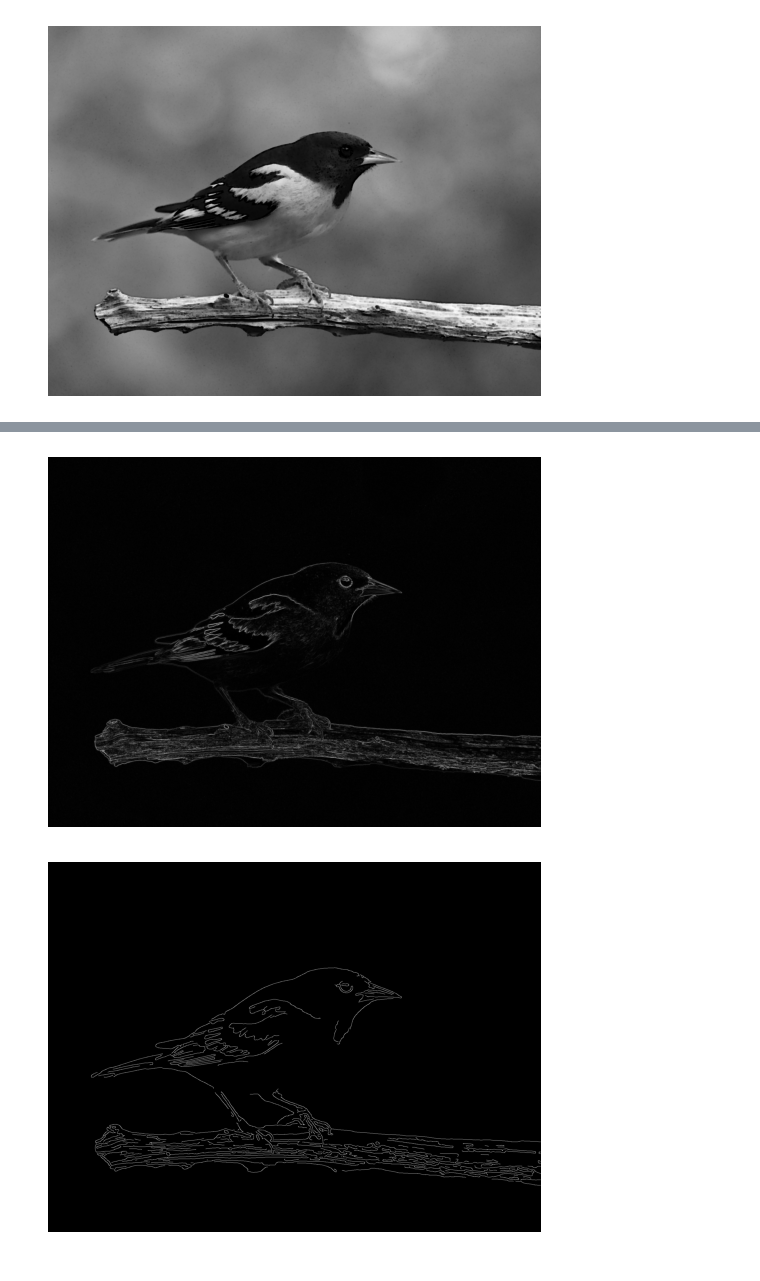
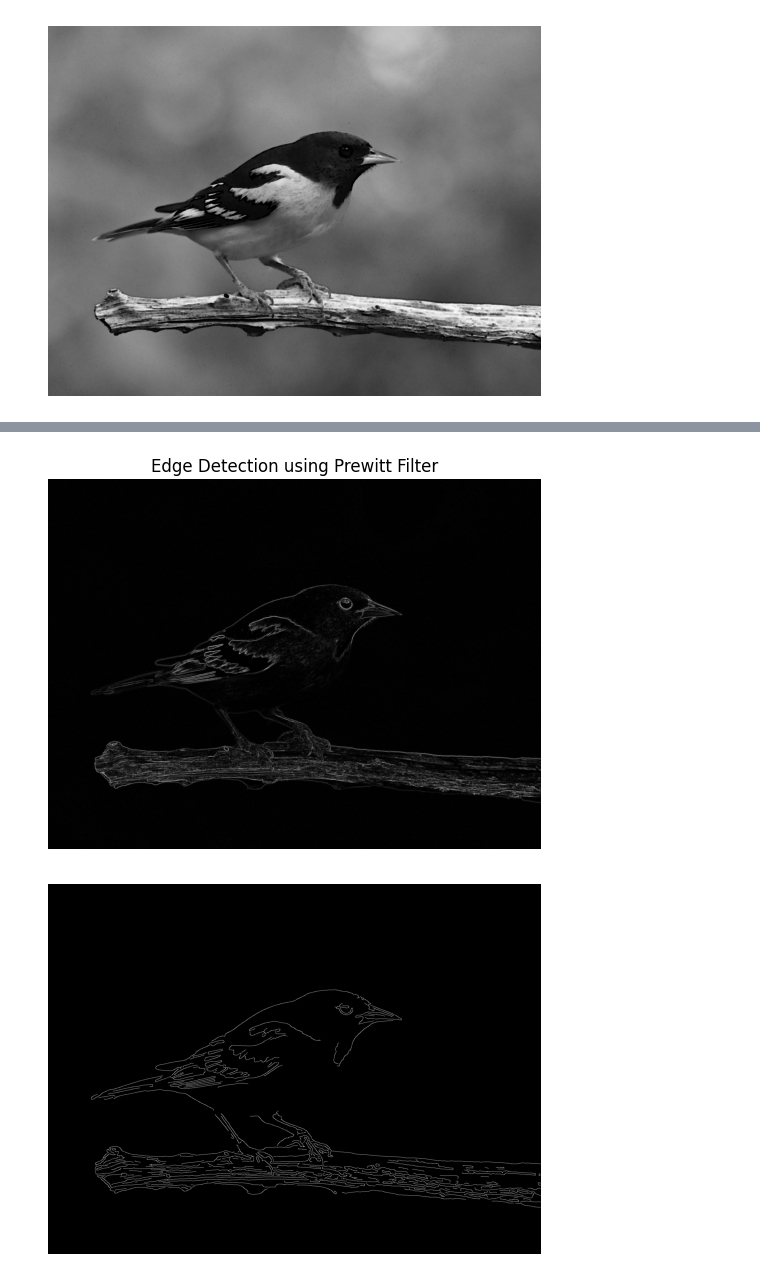
Before and after one commit to kiet-207ct28052/Nhap_Mon_Anh_So-LHP-243_71ITAI40803_0101, a Jupyter notebook: lab01/lab01.ipynb, the cells around one changed output, grey strips where cells are left out. Drawn from its saved outputs; the diff is of its cells as text; code cells hidden in the pictures.

```diff
--- a/lab01/lab01.ipynb
+++ b/lab01/lab01.ipynb
@@ -221,27 +221,25 @@ plt.show()
 # %%
 import numpy as np
 import imageio.v2 as iio
 from skimage import filters
-import matplotlib.pylab as plt
+import matplotlib.pyplot as plt
 
-# Đọc ảnh ở chế độ grayscale
-a = iio.imread('bird.png', mode='L')
+# Đọc ảnh và chuyển về grayscale dạng float
+a = iio.imread('bird.png', mode='F')
 
-# Áp dụng bộ lọc Prewitt để phát hiện biên
-b = filters.prewitt(a)
-
-# Chuẩn hóa ảnh về 0–255 rồi chuyển sang kiểu uint8
-b_uint8 = (255 * (b / np.max(b))).astype(np.uint8)
+# Áp dụng Prewitt filter để tìm biên
+b = filters.prewitt(a).astype(np.uint8)
 
 # Lưu ảnh kết quả
-iio.imsave('bird_prewitt_filter_edge_detection.png', b_uint8)
+iio.imsave('bird_prewitt_filter_edge_detection.png', b)
 
-# Hiển thị ảnh
-plt.imshow(b_uint8, cmap='gray')
+# Hiển thị ảnh kết quả
+plt.imshow(b, cmap='gray')
+plt.title("Edge Detection using Prewitt Filter")
 plt.axis('off')
 plt.show()
 # %% [output]
-[figure, old version]
+[figure, new version]
 # %%
 import numpy as np
 import imageio.v2 as iio
```
Also changed, not shown: parts of 1 cell of this notebook, 14 other files.
